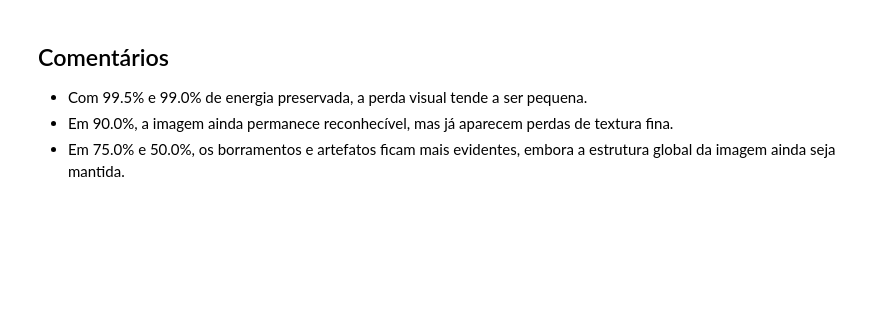
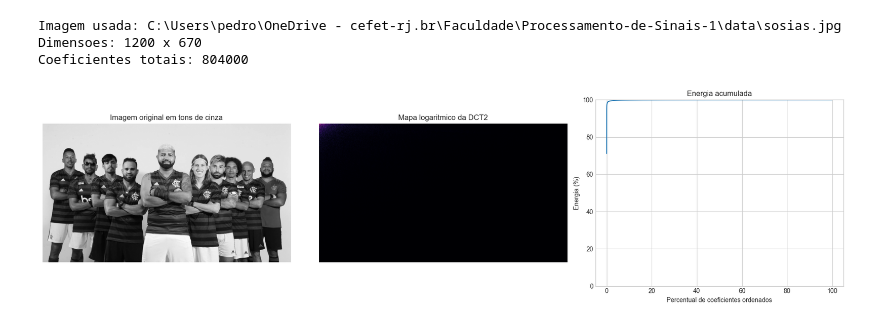
Before and after one commit to Pogeu/Processamento-de-Sinais-1, a Jupyter notebook: pratica_4/questao_4.ipynb, the cells around one changed output. Saved outputs shown, nothing was run; the diff lists cells and outputs as text; code cells hidden in the pictures; blank space fills up the shorter version.

```diff
--- a/pratica_4/questao_4.ipynb
+++ b/pratica_4/questao_4.ipynb
@@ -240,6 +77,33 @@ plt.show()
-# %% [markdown]
-## Comentários
-
-- Com 99.5% e 99.0% de energia preservada, a perda visual tende a ser pequena.
-- Em 90.0%, a imagem ainda permanece reconhecível, mas já aparecem perdas de textura fina.
-- Em 75.0% e 50.0%, os borramentos e artefatos ficam mais evidentes, embora a estrutura global da imagem ainda seja mantida.
+# %%
+image_path, image = load_gray_image()
+coeffs = dctn(image, norm='ortho')
+energy = coeffs ** 2
+cumulative = np.cumsum(np.sort(energy.ravel())[::-1]) / np.sum(energy)
+
+print(f'Imagem usada: {image_path}')
+print(f'Dimensoes: {image.shape[1]} x {image.shape[0]}')
+print(f'Coeficientes totais: {image.size}')
+# %% [output]
+Imagem usada: C:\Users\pedro\OneDrive - cefet-rj.br\Faculdade\Processamento-de-Sinais-1\data\sosias.jpg
+Dimensoes: 1200 x 670
+Coeficientes totais: 804000
+# %%
+fig, axes = plt.subplots(1, 3, figsize=(18, 5))
+axes[0].imshow(image, cmap='gray')
+axes[0].set_title('Imagem original em tons de cinza')
+axes[0].axis('off')
+
+axes[1].imshow(np.log1p(np.abs(coeffs)), cmap='magma')
+axes[1].set_title('Mapa logaritmico da DCT2')
+axes[1].axis('off')
+
+axes[2].plot(np.linspace(0, 100, len(cumulative)), cumulative * 100)
+axes[2].set_title('Energia acumulada')
+axes[2].set_xlabel('Percentual de coeficientes ordenados')
+axes[2].set_ylabel('Energia (%)')
+axes[2].set_ylim(0, 100)
+
+plt.tight_layout()
+plt.show()
+# %% [output]
+[figure, added]
```
Also changed, not shown: parts of 8 cells of this notebook, 11 other files.
